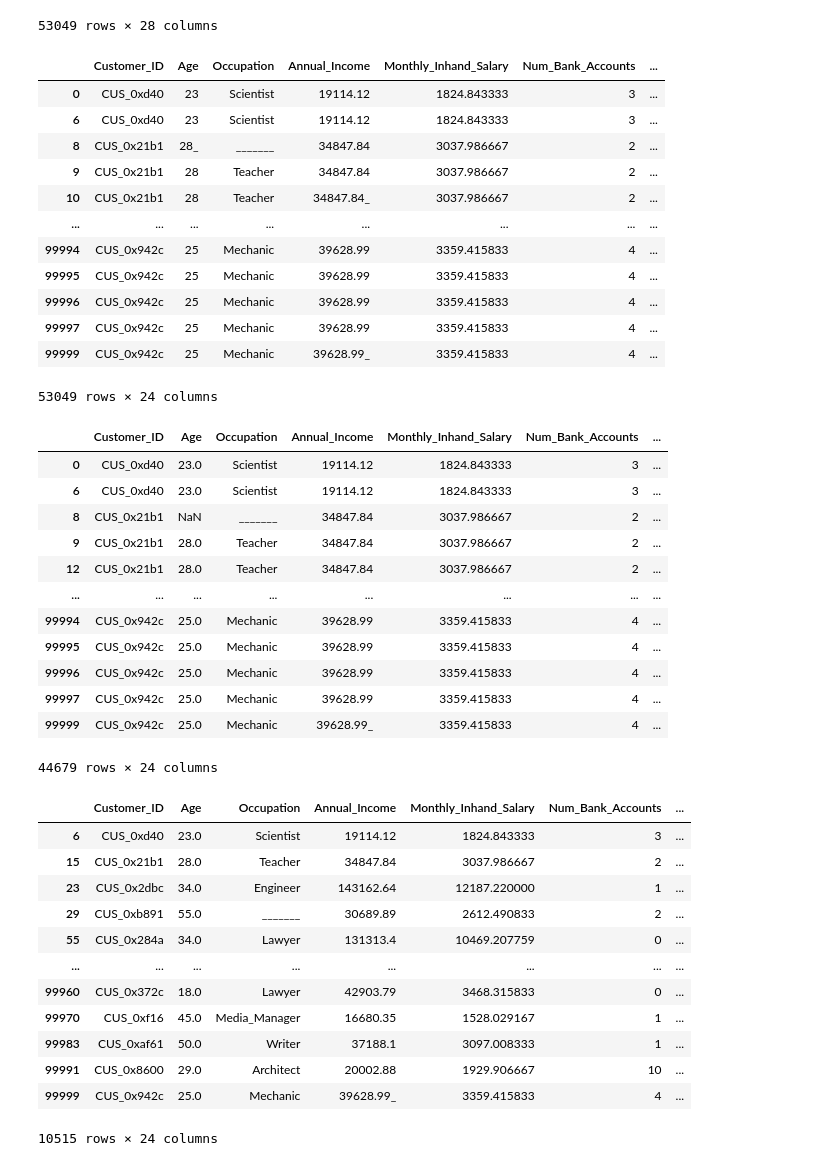
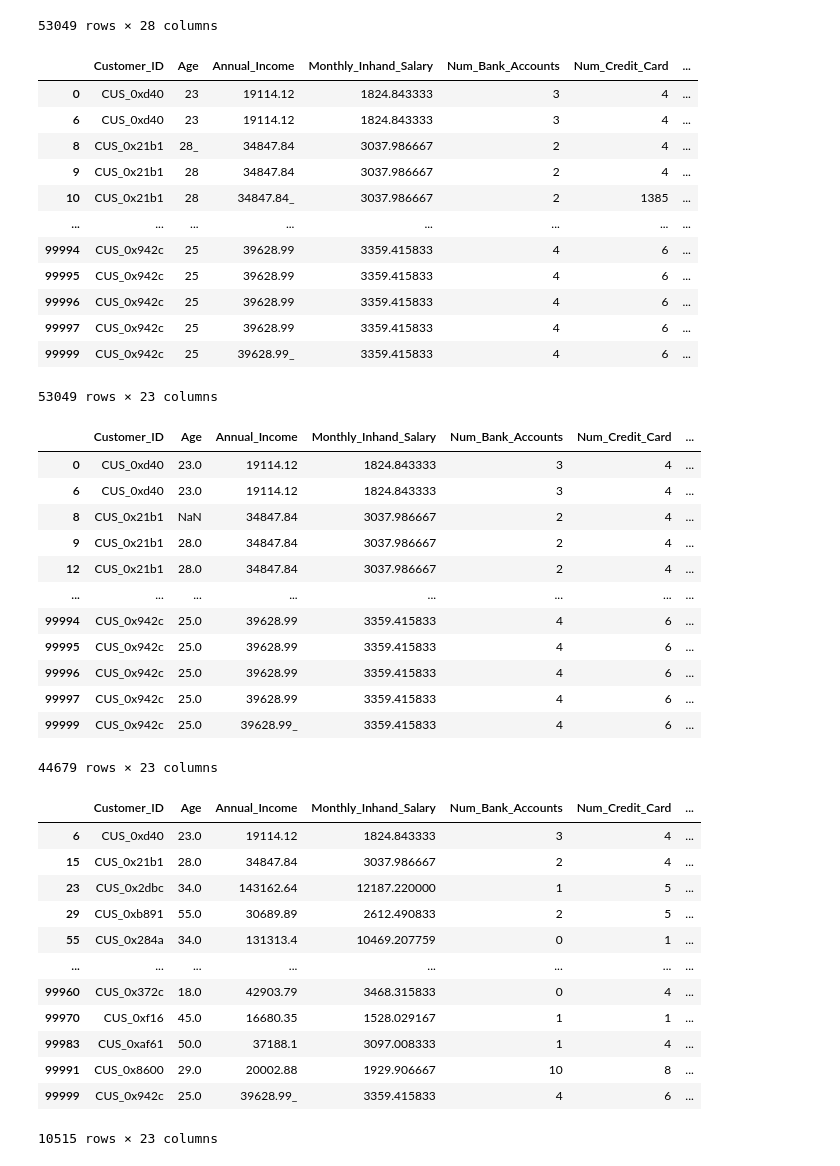
Before and after one commit to Karimme-T/Modelo-de-Puntuacion-Crediticia, a Jupyter notebook: Modelo_1.ipynb, the cells around one changed output. Saved outputs shown, nothing was run; the diff lists cells and outputs as text; code cells hidden in the pictures.

```diff
--- a/Modelo_1.ipynb
+++ b/Modelo_1.ipynb
@@ -51,23 +51,23 @@ data_limpia
 | 99999 | 0x25fed | CUS_0x942c | August | Nicks | 25 | 078-73-5990 | Mechanic | 39628.99_ | ... |
 53049 rows × 28 columns
 # %%
-col_no_sirven = ['ID', 'Name','SSN', 'Month']
+col_no_sirven = ['ID', 'Name','SSN', 'Month', 'Occupation']
 data_limpia= data_limpia.drop(columns=col_no_sirven)
 data_limpia
 # %% [output]
-|  | Customer_ID | Age | Occupation | Annual_Income | Monthly_Inhand_Salary | Num_Bank_Accounts | ... |
-| 0 | CUS_0xd40 | 23 | Scientist | 19114.12 | 1824.843333 | 3 | ... |
-| 6 | CUS_0xd40 | 23 | Scientist | 19114.12 | 1824.843333 | 3 | ... |
-| 8 | CUS_0x21b1 | 28_ | _______ | 34847.84 | 3037.986667 | 2 | ... |
-| 9 | CUS_0x21b1 | 28 | Teacher | 34847.84 | 3037.986667 | 2 | ... |
-| 10 | CUS_0x21b1 | 28 | Teacher | 34847.84_ | 3037.986667 | 2 | ... |
+|  | Customer_ID | Age | Annual_Income | Monthly_Inhand_Salary | Num_Bank_Accounts | Num_Credit_Card | ... |
+| 0 | CUS_0xd40 | 23 | 19114.12 | 1824.843333 | 3 | 4 | ... |
+| 6 | CUS_0xd40 | 23 | 19114.12 | 1824.843333 | 3 | 4 | ... |
+| 8 | CUS_0x21b1 | 28_ | 34847.84 | 3037.986667 | 2 | 4 | ... |
+| 9 | CUS_0x21b1 | 28 | 34847.84 | 3037.986667 | 2 | 4 | ... |
+| 10 | CUS_0x21b1 | 28 | 34847.84_ | 3037.986667 | 2 | 1385 | ... |
 | ... | ... | ... | ... | ... | ... | ... | ... |
-| 99994 | CUS_0x942c | 25 | Mechanic | 39628.99 | 3359.415833 | 4 | ... |
-| 99995 | CUS_0x942c | 25 | Mechanic | 39628.99 | 3359.415833 | 4 | ... |
-| 99996 | CUS_0x942c | 25 | Mechanic | 39628.99 | 3359.415833 | 4 | ... |
-| 99997 | CUS_0x942c | 25 | Mechanic | 39628.99 | 3359.415833 | 4 | ... |
-| 99999 | CUS_0x942c | 25 | Mechanic | 39628.99_ | 3359.415833 | 4 | ... |
+| 99994 | CUS_0x942c | 25 | 39628.99 | 3359.415833 | 4 | 6 | ... |
+| 99995 | CUS_0x942c | 25 | 39628.99 | 3359.415833 | 4 | 6 | ... |
+| 99996 | CUS_0x942c | 25 | 39628.99 | 3359.415833 | 4 | 6 | ... |
+| 99997 | CUS_0x942c | 25 | 39628.99 | 3359.415833 | 4 | 6 | ... |
+| 99999 | CUS_0x942c | 25 | 39628.99_ | 3359.415833 | 4 | 6 | ... |
-53049 rows × 24 columns
+53049 rows × 23 columns
 # %%
 data_limpia['Age'] = pd.to_numeric(data_limpia['Age'], errors='coerce')
 data_limpia['Num_Bank_Accounts'] = pd.to_numeric(data_limpia['Num_Bank_Accounts'], errors='coerce')
@@ -87,36 +87,36 @@ filas_a_borrar = (
 df_limpia= data_limpia.loc[~filas_a_borrar].copy()
 df_limpia
 # %% [output]
-|  | Customer_ID | Age | Occupation | Annual_Income | Monthly_Inhand_Salary | Num_Bank_Accounts | ... |
-| 0 | CUS_0xd40 | 23.0 | Scientist | 19114.12 | 1824.843333 | 3 | ... |
-| 6 | CUS_0xd40 | 23.0 | Scientist | 19114.12 | 1824.843333 | 3 | ... |
-| 8 | CUS_0x21b1 | NaN | _______ | 34847.84 | 3037.986667 | 2 | ... |
-| 9 | CUS_0x21b1 | 28.0 | Teacher | 34847.84 | 3037.986667 | 2 | ... |
-| 12 | CUS_0x21b1 | 28.0 | Teacher | 34847.84 | 3037.986667 | 2 | ... |
+|  | Customer_ID | Age | Annual_Income | Monthly_Inhand_Salary | Num_Bank_Accounts | Num_Credit_Card | ... |
+| 0 | CUS_0xd40 | 23.0 | 19114.12 | 1824.843333 | 3 | 4 | ... |
+| 6 | CUS_0xd40 | 23.0 | 19114.12 | 1824.843333 | 3 | 4 | ... |
+| 8 | CUS_0x21b1 | NaN | 34847.84 | 3037.986667 | 2 | 4 | ... |
+| 9 | CUS_0x21b1 | 28.0 | 34847.84 | 3037.986667 | 2 | 4 | ... |
+| 12 | CUS_0x21b1 | 28.0 | 34847.84 | 3037.986667 | 2 | 4 | ... |
 | ... | ... | ... | ... | ... | ... | ... | ... |
-| 99994 | CUS_0x942c | 25.0 | Mechanic | 39628.99 | 3359.415833 | 4 | ... |
-| 99995 | CUS_0x942c | 25.0 | Mechanic | 39628.99 | 3359.415833 | 4 | ... |
-| 99996 | CUS_0x942c | 25.0 | Mechanic | 39628.99 | 3359.415833 | 4 | ... |
-| 99997 | CUS_0x942c | 25.0 | Mechanic | 39628.99 | 3359.415833 | 4 | ... |
-| 99999 | CUS_0x942c | 25.0 | Mechanic | 39628.99_ | 3359.415833 | 4 | ... |
+| 99994 | CUS_0x942c | 25.0 | 39628.99 | 3359.415833 | 4 | 6 | ... |
+| 99995 | CUS_0x942c | 25.0 | 39628.99 | 3359.415833 | 4 | 6 | ... |
+| 99996 | CUS_0x942c | 25.0 | 39628.99 | 3359.415833 | 4 | 6 | ... |
+| 99997 | CUS_0x942c | 25.0 | 39628.99 | 3359.415833 | 4 | 6 | ... |
+| 99999 | CUS_0x942c | 25.0 | 39628.99_ | 3359.415833 | 4 | 6 | ... |
-44679 rows × 24 columns
+44679 rows × 23 columns
 # %%
 df_limpia = df_limpia.drop_duplicates(subset='Customer_ID', keep='last')
 df_limpia
 # %% [output]
-|  | Customer_ID | Age | Occupation | Annual_Income | Monthly_Inhand_Salary | Num_Bank_Accounts | ... |
-| 6 | CUS_0xd40 | 23.0 | Scientist | 19114.12 | 1824.843333 | 3 | ... |
-| 15 | CUS_0x21b1 | 28.0 | Teacher | 34847.84 | 3037.986667 | 2 | ... |
-| 23 | CUS_0x2dbc | 34.0 | Engineer | 143162.64 | 12187.220000 | 1 | ... |
-| 29 | CUS_0xb891 | 55.0 | _______ | 30689.89 | 2612.490833 | 2 | ... |
-| 55 | CUS_0x284a | 34.0 | Lawyer | 131313.4 | 10469.207759 | 0 | ... |
+|  | Customer_ID | Age | Annual_Income | Monthly_Inhand_Salary | Num_Bank_Accounts | Num_Credit_Card | ... |
+| 6 | CUS_0xd40 | 23.0 | 19114.12 | 1824.843333 | 3 | 4 | ... |
+| 15 | CUS_0x21b1 | 28.0 | 34847.84 | 3037.986667 | 2 | 4 | ... |
+| 23 | CUS_0x2dbc | 34.0 | 143162.64 | 12187.220000 | 1 | 5 | ... |
+| 29 | CUS_0xb891 | 55.0 | 30689.89 | 2612.490833 | 2 | 5 | ... |
+| 55 | CUS_0x284a | 34.0 | 131313.4 | 10469.207759 | 0 | 1 | ... |
 | ... | ... | ... | ... | ... | ... | ... | ... |
-| 99960 | CUS_0x372c | 18.0 | Lawyer | 42903.79 | 3468.315833 | 0 | ... |
-| 99970 | CUS_0xf16 | 45.0 | Media_Manager | 16680.35 | 1528.029167 | 1 | ... |
-| 99983 | CUS_0xaf61 | 50.0 | Writer | 37188.1 | 3097.008333 | 1 | ... |
-| 99991 | CUS_0x8600 | 29.0 | Architect | 20002.88 | 1929.906667 | 10 | ... |
-| 99999 | CUS_0x942c | 25.0 | Mechanic | 39628.99_ | 3359.415833 | 4 | ... |
+| 99960 | CUS_0x372c | 18.0 | 42903.79 | 3468.315833 | 0 | 4 | ... |
+| 99970 | CUS_0xf16 | 45.0 | 16680.35 | 1528.029167 | 1 | 1 | ... |
+| 99983 | CUS_0xaf61 | 50.0 | 37188.1 | 3097.008333 | 1 | 4 | ... |
+| 99991 | CUS_0x8600 | 29.0 | 20002.88 | 1929.906667 | 10 | 8 | ... |
+| 99999 | CUS_0x942c | 25.0 | 39628.99_ | 3359.415833 | 4 | 6 | ... |
-10515 rows × 24 columns
+10515 rows × 23 columns
 # %%
 # Transformar la columna Age en rangos de edades usando binning
 
```
Also changed, not shown: parts of 15 cells of this notebook.
